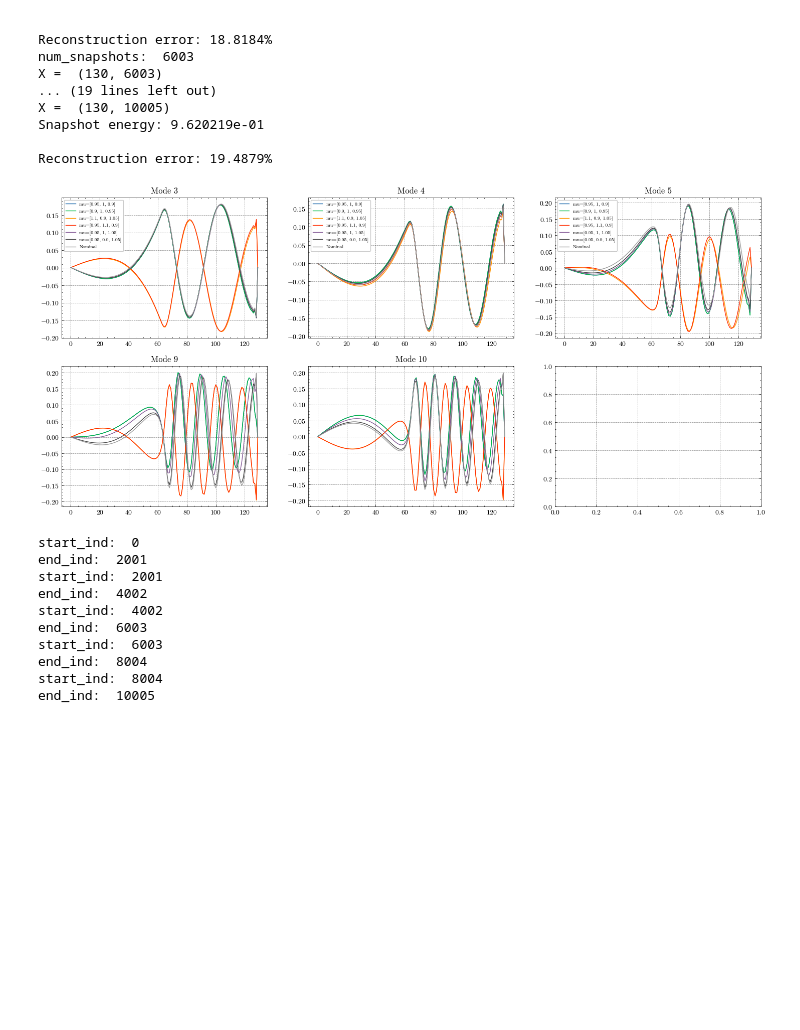
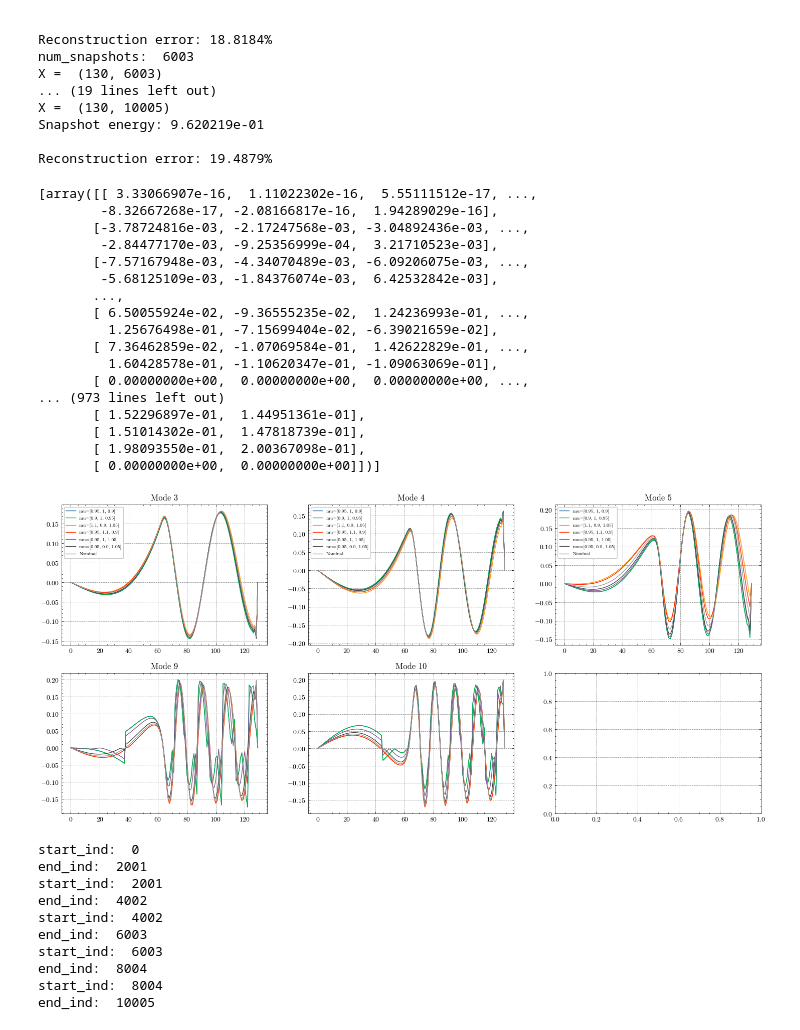
Before and after one commit to jinyi12/UnimodalSROB, a Jupyter notebook: src/Burgers_OpInf_RandomIC.ipynb, the cells around one changed output. Cells and saved outputs as stored; diff of their text form; code cells hidden in the pictures; blank space fills up the shorter version.

Commit message:
random IC with nominal model, not global

```diff
--- a/src/Burgers_OpInf_RandomIC.ipynb
+++ b/src/Burgers_OpInf_RandomIC.ipynb
@@ -245,39 +245,56 @@ Snapshot energy: 9.620219e-01
 
 Reconstruction error: 19.4879%
 # %%
-# # Aligning the signs of Vr_lst with Vr_lst[-1]
-# nominal_signs = np.sign(Vr_lst[-1])
-# non_zero_signs_ind = nominal_signs != 0
-# for i in range(len(Vr_lst) - 1):
-#     max_inds = np.argmax(Vr_lst[-1], axis=0) # max indexes for each column corresponding to the largest value in each column
-#     for j in range(Vr_lst[i].shape[1]):
-#         if np.sign(Vr_lst[i][max_inds[j], j]) != np.sign(Vr_lst[-1][max_inds[j], j]):
-#             Vr_lst[i][:, j] = -Vr_lst[i][:, j]
+# Aligning the signs of Vr_lst with Vr_lst[-1]
+nominal_signs = np.sign(Vr_lst[-1])
+non_zero_signs_ind = nominal_signs != 0
+for i in range(len(Vr_lst) - 1):
+    max_inds = np.argmax(Vr_lst[-1], axis=0) # max indexes for each column corresponding to the largest value in each column
+    for j in range(Vr_lst[i].shape[1]):
+        if np.sign(Vr_lst[i][max_inds[j], j]) != np.sign(Vr_lst[-1][max_inds[j], j]):
+            Vr_lst[i][:, j] = -Vr_lst[i][:, j]
 
-# # For Vbar_lst, ensuring sign agreement with Vbar_lst[-1] using np.copysign\
-# for i in range(len(Vbar_lst)):
-#     Vbar_lst[i] = np.copysign(Vbar_lst[i], Vbar_lst[-1])
+# For Vbar_lst, ensuring sign agreement with Vbar_lst[-1] using np.copysign\
+for i in range(len(Vbar_lst)):
+    Vbar_lst[i] = np.copysign(Vbar_lst[i], Vbar_lst[-1])
 
-# # Verifying the changes
-# print(Vr_lst)  # Adjusted matrices
-# print(Vbar_lst)  # Adjusted matrices
+# Verifying the changes
+print(Vr_lst)  # Adjusted matrices
+print(Vbar_lst)  # Adjusted matrices
 
 
 # plot first 3 modes of Vr and Vbar
 n_modes_viz = 3
 fig, axs = plt.subplots(2, n_modes_viz, figsize=(18, 8))
 for i in range(n_modes_viz):
     for j in range(len(Vr_lst)):
         axs[0, i].plot(Vr_lst[j][:, i+3], label=names[j])
         axs[0, i].legend(fontsize='x-small')
     axs[0, i].set_title(f"Mode {i+3}")
 
 for i in range(2):
     for j in range(len(Vbar_lst)):
         axs[1, i].plot(Vbar_lst[j][:, i])
     axs[1, i].set_title(f"Mode {r + i}")
 # %% [output]
+[array([[ 3.33066907e-16,  1.11022302e-16,  5.55111512e-17, ...,
+        -8.32667268e-17, -2.08166817e-16,  1.94289029e-16],
+       [-3.78724816e-03, -2.17247568e-03, -3.04892436e-03, ...,
+        -2.84477170e-03, -9.25356999e-04,  3.21710523e-03],
+       [-7.57167948e-03, -4.34070489e-03, -6.09206075e-03, ...,
+        -5.68125109e-03, -1.84376074e-03,  6.42532842e-03],
+       ...,
+       [ 6.50055924e-02, -9.36555235e-02,  1.24236993e-01, ...,
+         1.25676498e-01, -7.15699404e-02, -6.39021659e-02],
+       [ 7.36462859e-02, -1.07069584e-01,  1.42622829e-01, ...,
+         1.60428578e-01, -1.10620347e-01, -1.09063069e-01],
+       [ 0.00000000e+00,  0.00000000e+00,  0.00000000e+00, ...,
+... (973 lines left out)
+       [ 1.52296897e-01,  1.44951361e-01],
+       [ 1.51014302e-01,  1.47818739e-01],
+       [ 1.98093550e-01,  2.00367098e-01],
+       [ 0.00000000e+00,  0.00000000e+00]])]
-[figure, old version]
+[figure, new version]
 # %%
 Mp = len(mus)
 Nsnapshots = X.shape[1]
```
Also changed, not shown: parts of 7 cells of this notebook.
